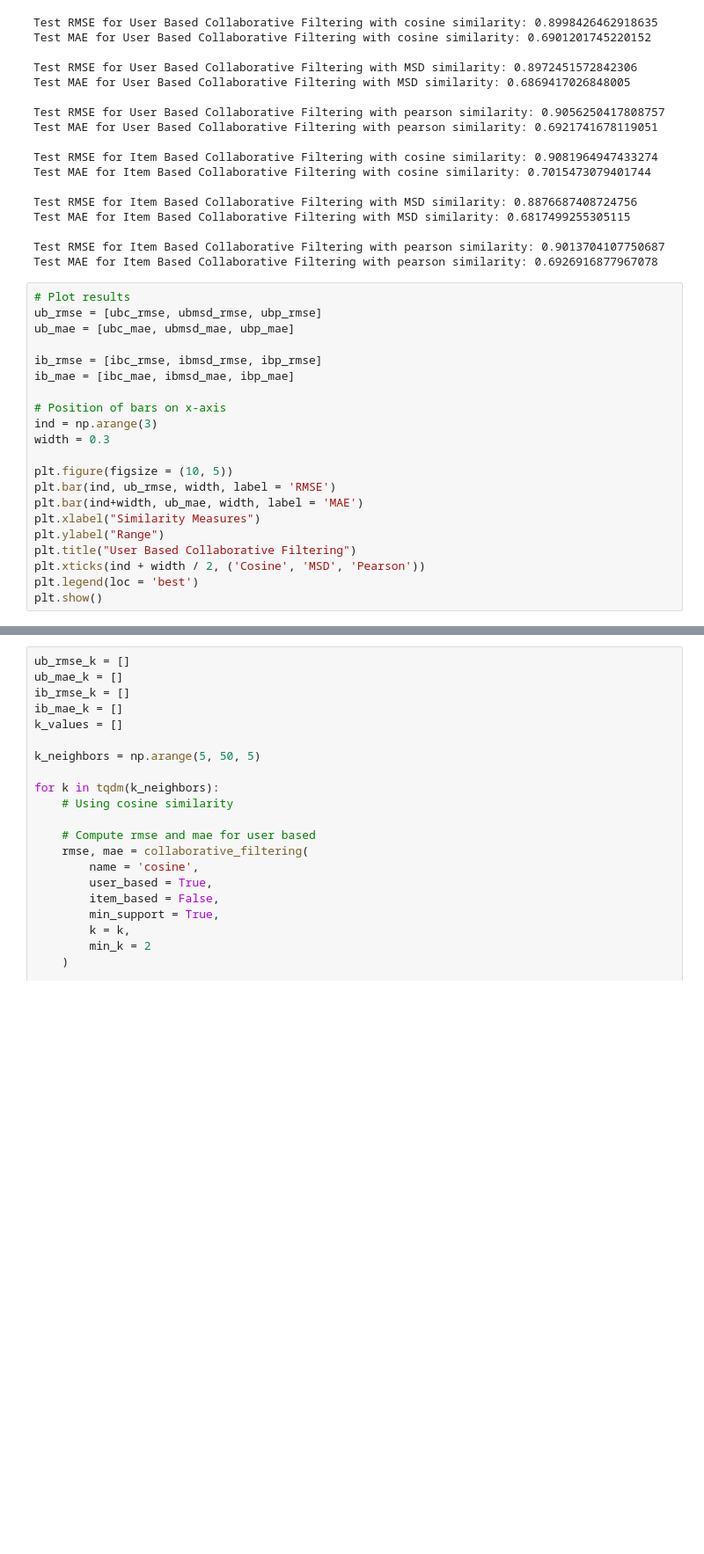
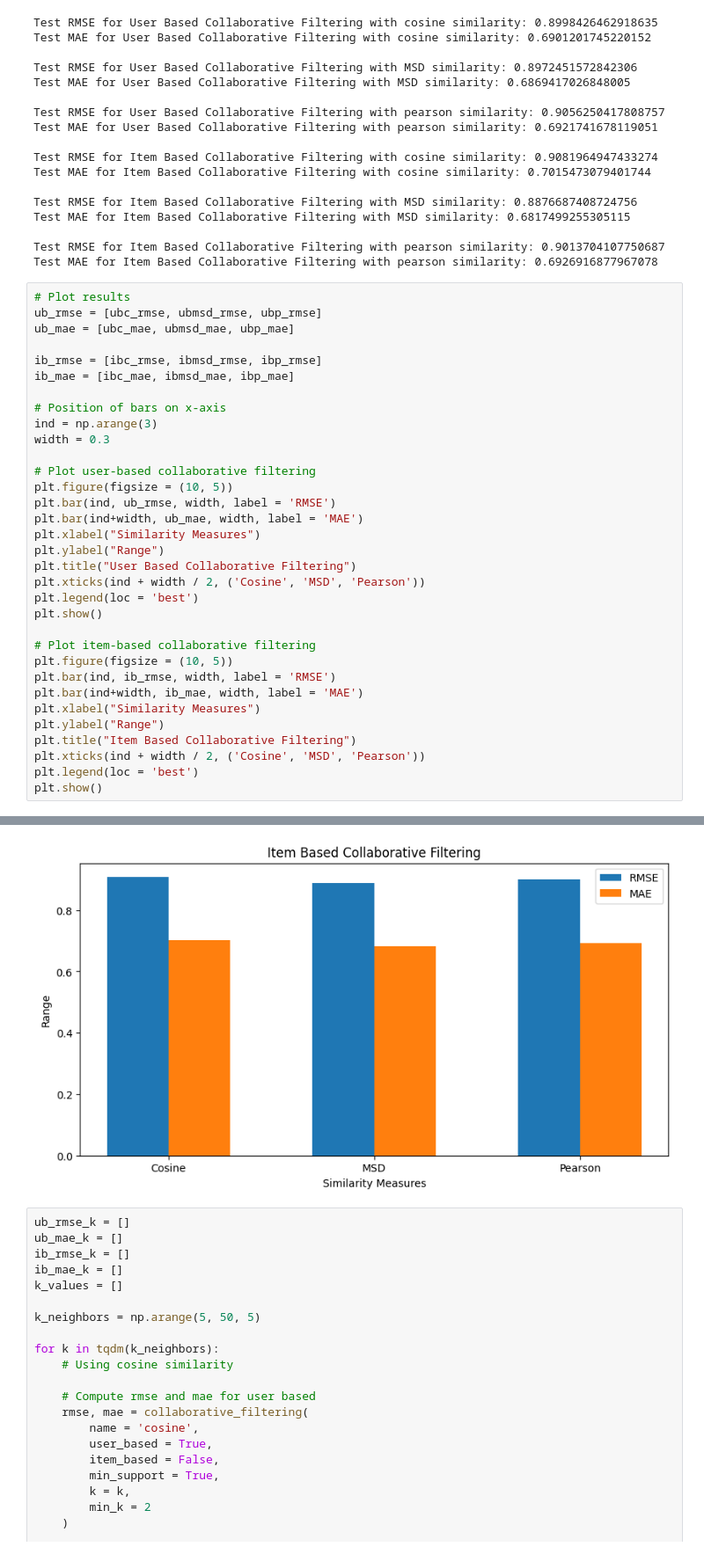
Before and after one commit to sameepv21/CSE-572-DM, a Jupyter notebook: HW3/task2.ipynb, the cells around one changed output, grey strips where cells are left out. Shown at 88% size. Drawn from its saved outputs; the diff is of its cells as text; blank space fills up the shorter version.

Commit message:
[fix]: plotted graph for IBCF

```diff
--- a/HW3/task2.ipynb
+++ b/HW3/task2.ipynb
@@ -168,26 +168,39 @@ Test MAE for Item Based Collaborative Filtering with pearson similarity: 0.69269
 # %%
 # Plot results
 ub_rmse = [ubc_rmse, ubmsd_rmse, ubp_rmse]
 ub_mae = [ubc_mae, ubmsd_mae, ubp_mae]
 
 ib_rmse = [ibc_rmse, ibmsd_rmse, ibp_rmse]
 ib_mae = [ibc_mae, ibmsd_mae, ibp_mae]
 
 # Position of bars on x-axis
 ind = np.arange(3)
 width = 0.3
 
+# Plot user-based collaborative filtering
 plt.figure(figsize = (10, 5))
 plt.bar(ind, ub_rmse, width, label = 'RMSE')
 plt.bar(ind+width, ub_mae, width, label = 'MAE')
 plt.xlabel("Similarity Measures")
 plt.ylabel("Range")
 plt.title("User Based Collaborative Filtering")
 plt.xticks(ind + width / 2, ('Cosine', 'MSD', 'Pearson'))
 plt.legend(loc = 'best')
 plt.show()
+
+# Plot item-based collaborative filtering
+plt.figure(figsize = (10, 5))
+plt.bar(ind, ib_rmse, width, label = 'RMSE')
+plt.bar(ind+width, ib_mae, width, label = 'MAE')
+plt.xlabel("Similarity Measures")
+plt.ylabel("Range")
+plt.title("Item Based Collaborative Filtering")
+plt.xticks(ind + width / 2, ('Cosine', 'MSD', 'Pearson'))
+plt.legend(loc = 'best')
+plt.show()
 # %% [output]
 [figure]
+[figure, added]
 # %%
 ub_rmse_k = []
 ub_mae_k = []
```
